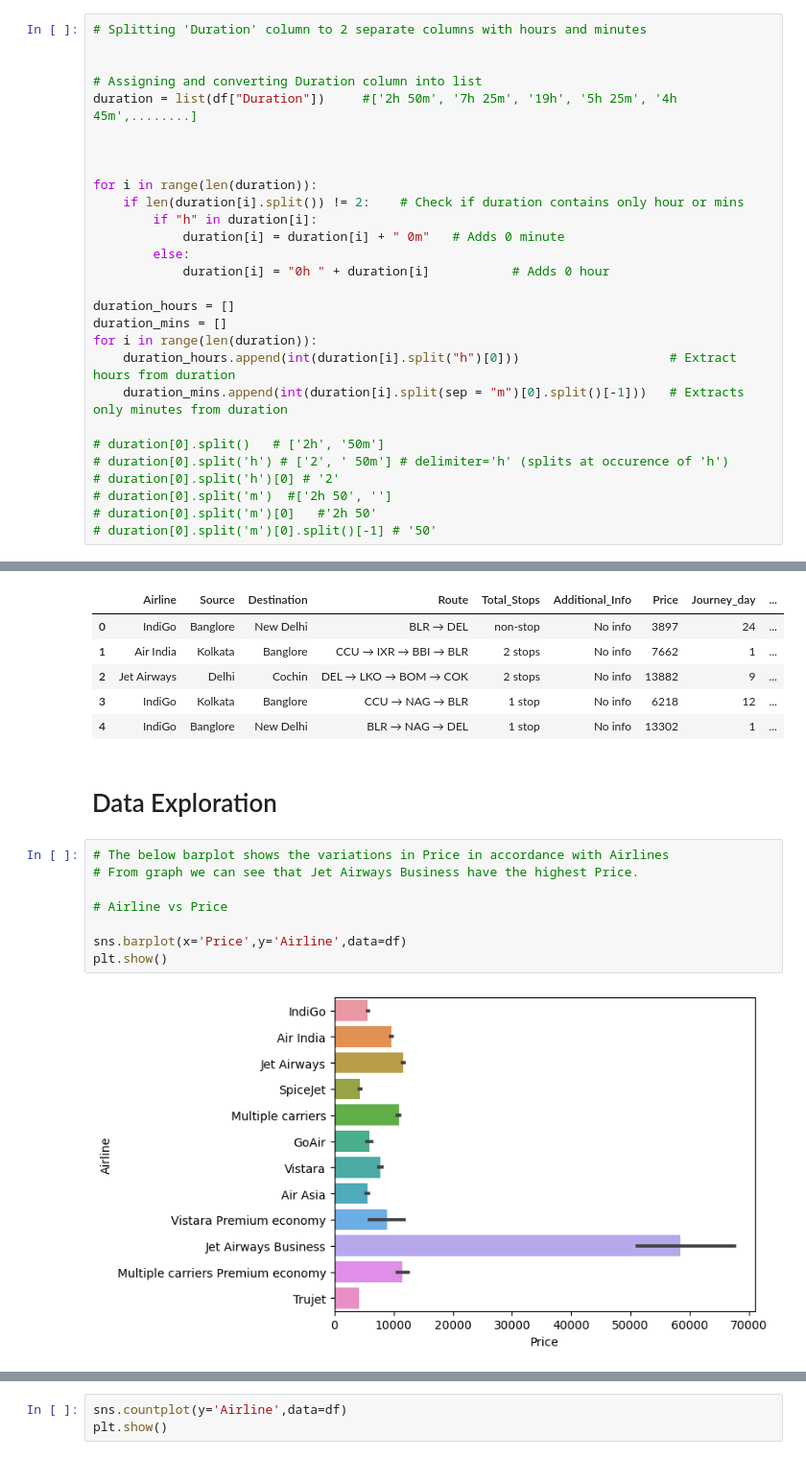
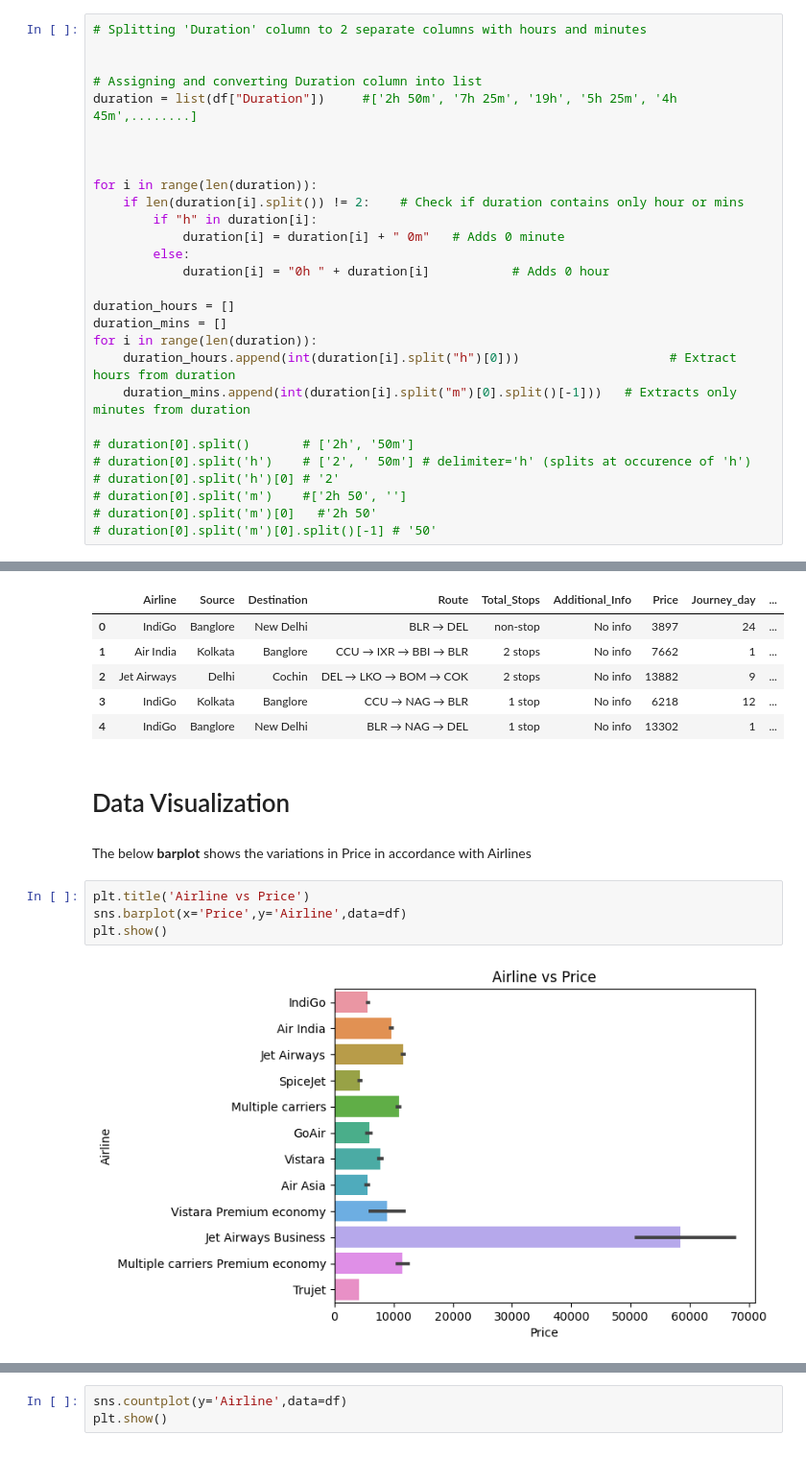
Before and after one commit to rockyjoson/flight_price_prediction, a Jupyter notebook: Flight_price_prediction.ipynb, the cells around one changed output, grey strips where cells are left out. Shown: that part at 96% size. Drawn from its saved outputs; the diff is of its cells as text.

```diff
--- a/Flight_price_prediction.ipynb
+++ b/Flight_price_prediction.ipynb
@@ -159,12 +169,12 @@ duration_hours = []
 duration_mins = []
 for i in range(len(duration)):
     duration_hours.append(int(duration[i].split("h")[0]))                    # Extract hours from duration
-    duration_mins.append(int(duration[i].split(sep = "m")[0].split()[-1]))   # Extracts only minutes from duration
+    duration_mins.append(int(duration[i].split("m")[0].split()[-1]))   # Extracts only minutes from duration
 
-# duration[0].split()   # ['2h', '50m']
-# duration[0].split('h') # ['2', ' 50m'] # delimiter='h' (splits at occurence of 'h')
+# duration[0].split()       # ['2h', '50m']
+# duration[0].split('h')    # ['2', ' 50m'] # delimiter='h' (splits at occurence of 'h')
 # duration[0].split('h')[0] # '2'
-# duration[0].split('m')  #['2h 50', '']
+# duration[0].split('m')    #['2h 50', '']
 # duration[0].split('m')[0]   #'2h 50'
 # duration[0].split('m')[0].split()[-1] # '50'
 # %%
@@ -183,14 +193,12 @@ df.head()
 | 3 | IndiGo | Kolkata | Banglore | CCU → NAG → BLR | 1 stop | No info | 6218 | 12 | ... |
 | 4 | IndiGo | Banglore | New Delhi | BLR → NAG → DEL | 1 stop | No info | 13302 | 1 | ... |
 # %% [markdown]
-# Data Exploration
+# Data Visualization
+# %% [markdown]
+ The below **barplot** shows the variations in Price in accordance with Airlines
 # %%
-# The below barplot shows the variations in Price in accordance with Airlines
-# From graph we can see that Jet Airways Business have the highest Price.
-
-# Airline vs Price
-
+plt.title('Airline vs Price')
 sns.barplot(x='Price',y='Airline',data=df)
 plt.show()
 # %% [output]
-[figure, old version]
+[figure, new version]
```
Also changed, not shown: parts of 42 cells of this notebook.
